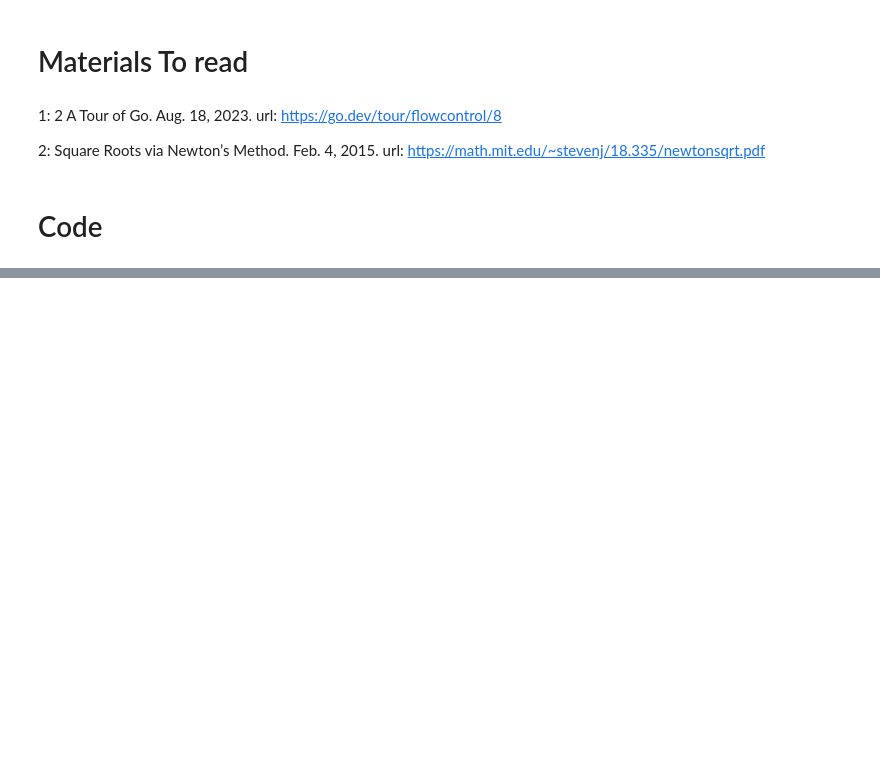
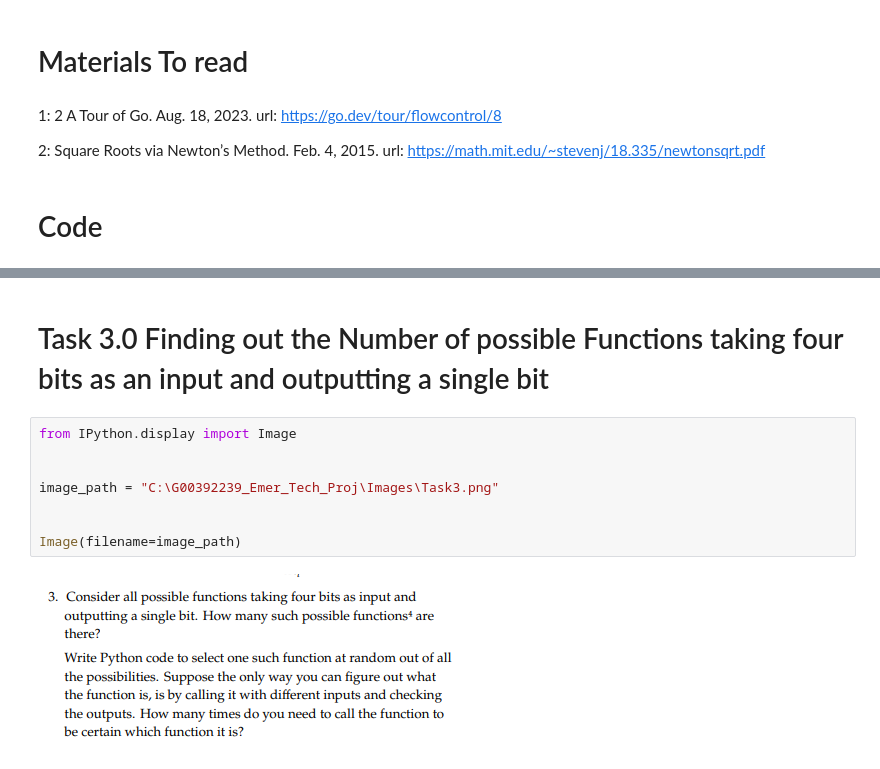
Before and after one commit to j0sephasare/G00392239_Emer_Tech_Proj, a Jupyter notebook: Tasks/Tasks.ipynb, the cells around one changed output, grey strips where cells are left out. Cells and saved outputs as stored; diff of their text form; blank space fills up the shorter version.

Commit message:
task 3 commit

```diff
--- a/Tasks/Tasks.ipynb
+++ b/Tasks/Tasks.ipynb
@@ -113,0 +108,12 @@ The square root of 9.0 is 3.00
+# %% [markdown]
+# Task 3.0 Finding out the Number of possible Functions taking four bits as an input and outputting a single bit
+# %%
+from IPython.display import Image
+
+
+image_path = "C:\G00392239_Emer_Tech_Proj\Images\Task3.png"
+
+
+Image(filename=image_path)
+# %% [output]
+[figure, added]
```
Also changed, not shown: parts of 8 cells of this notebook, 1 other file.
